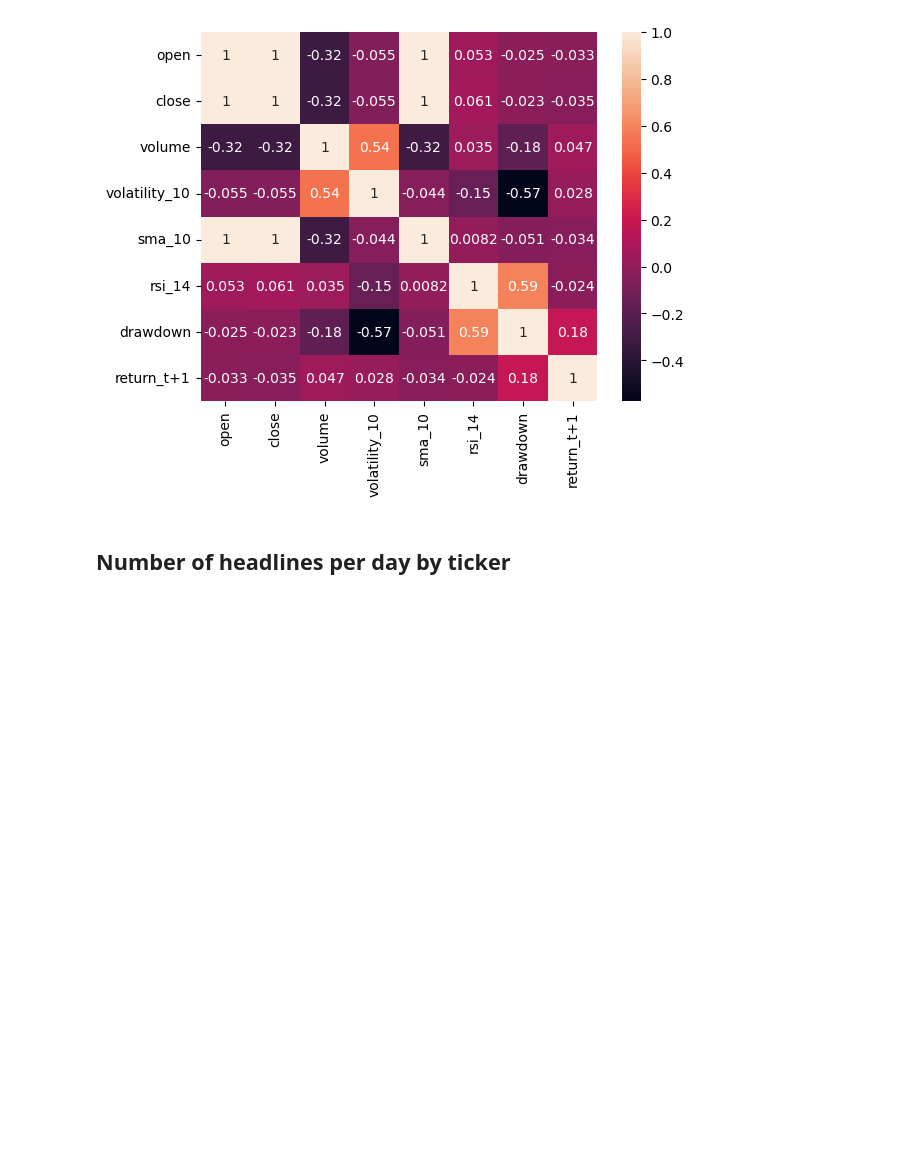
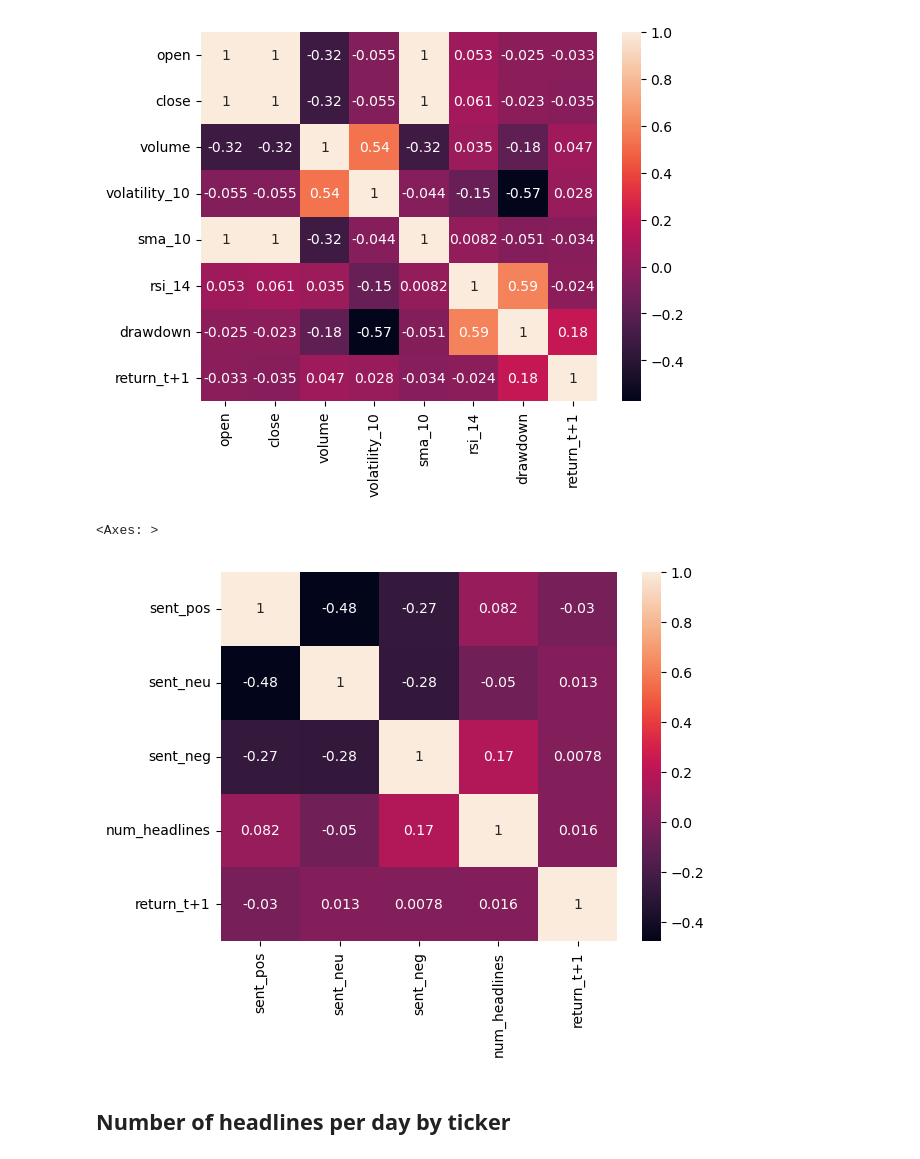
Before and after one commit to asacco-97/multimodal-stock-ranking, a Jupyter notebook: notebooks/eda.ipynb, the cells around one changed output. Cells and saved outputs as stored; diff of their text form; code cells hidden in the pictures; blank space fills up the shorter version.

```diff
--- a/notebooks/eda.ipynb
+++ b/notebooks/eda.ipynb
@@ -166,5 +176,12 @@ sns.heatmap(df[["open", "close", "volume", "volatility_10", "sma_10", "rsi_14",
 # %% [output]
 <Axes: >
 [figure]
+# %%
+
+
+sns.heatmap(df[['sent_pos', 'sent_neu', 'sent_neg', 'num_headlines', "return_t+1"]].corr(), annot=True)
+# %% [output]
+<Axes: >
+[figure, added]
 # %% [markdown]
 ## Number of headlines per day by ticker
```
Also changed, not shown: parts of 6 cells of this notebook, 1 other file.
